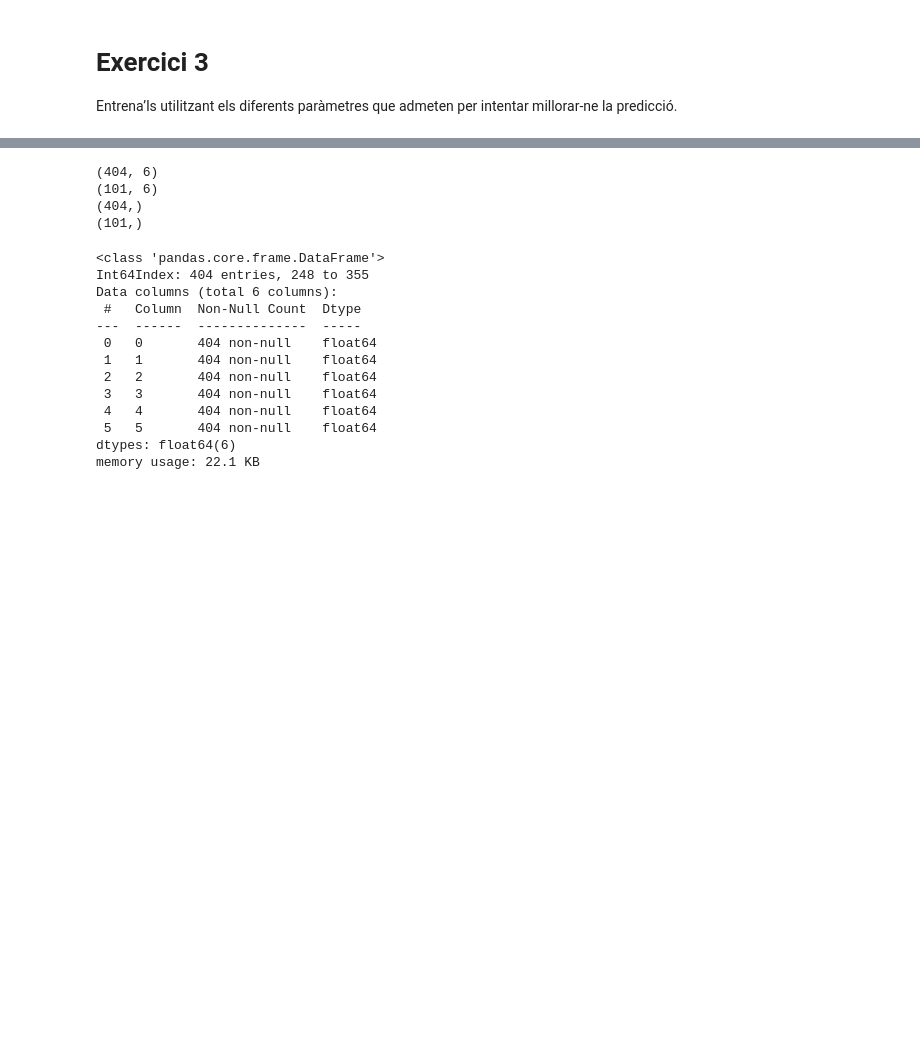
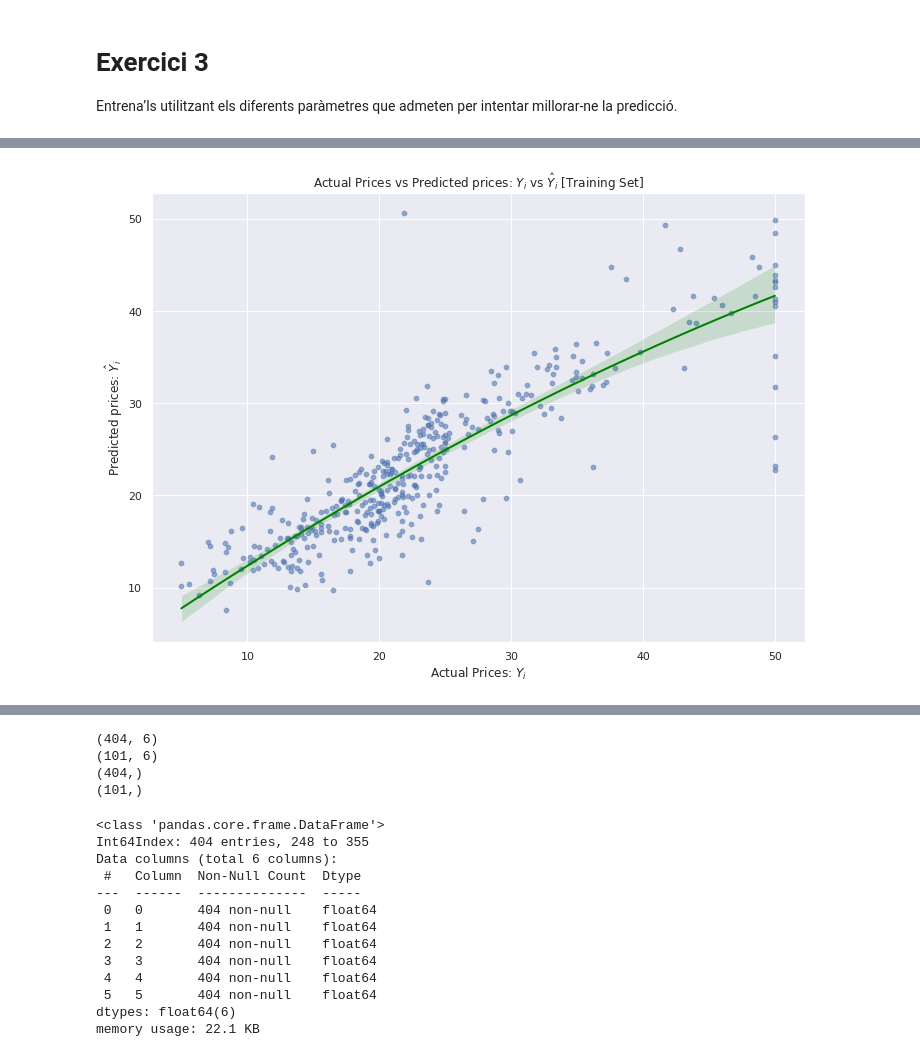
Before and after one commit to JMML2021/Tasca-M6-T01-ML_regressions-, a Jupyter notebook: 2_Sprint_6_Algoritmes_d’aprenentatge_supervisat_Regressió.ipynb, the cells around one changed output, grey strips where cells are left out. Cells and saved outputs as stored; diff of their text form; code cells hidden in the pictures; blank space fills up the shorter version.

```diff
--- a/2_Sprint_6_Algoritmes_d’aprenentatge_supervisat_Regressió.ipynb
+++ b/2_Sprint_6_Algoritmes_d’aprenentatge_supervisat_Regressió.ipynb
@@ -1061,0 +1112,11 @@ from sklearn.preprocessing import PolynomialFeatures
+# %%
+sns.scatterplot(Y_train, y_train_predicted_poly, alpha=0.4)
+sns.regplot(Y_train, y_train_predicted_poly, scatter_kws={'s': 20, 'alpha':0.3}, line_kws={'color':'green', 'linewidth': 2}, order=2)
+
+plt.xlabel("Actual Prices: $Y_i$")
+plt.ylabel("Predicted prices: $\hat{Y}_i$")
+plt.title("Actual Prices vs Predicted prices: $Y_i$ vs $\hat{Y}_i$ [Training Set]")
+
+plt.show()
+# %% [output]
+[figure, added]
```
Also changed, not shown: parts of 35 cells of this notebook.
